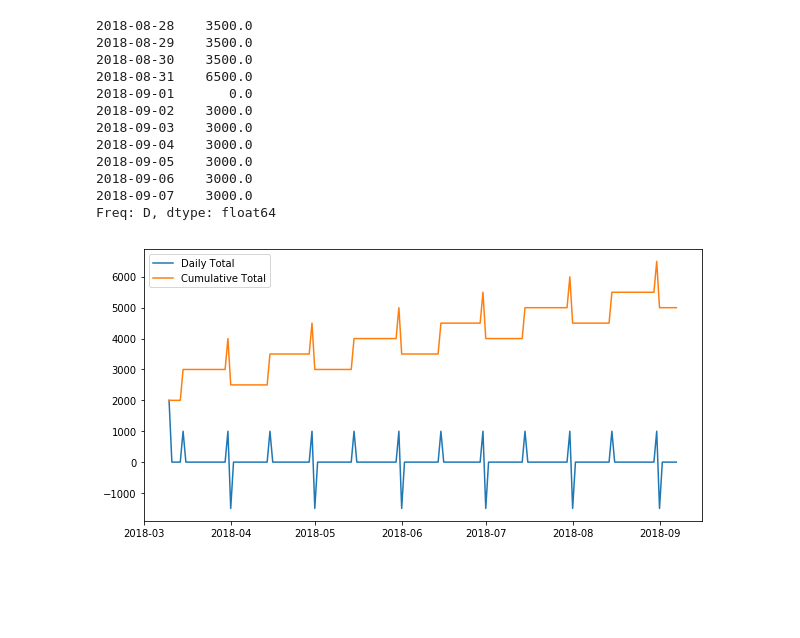
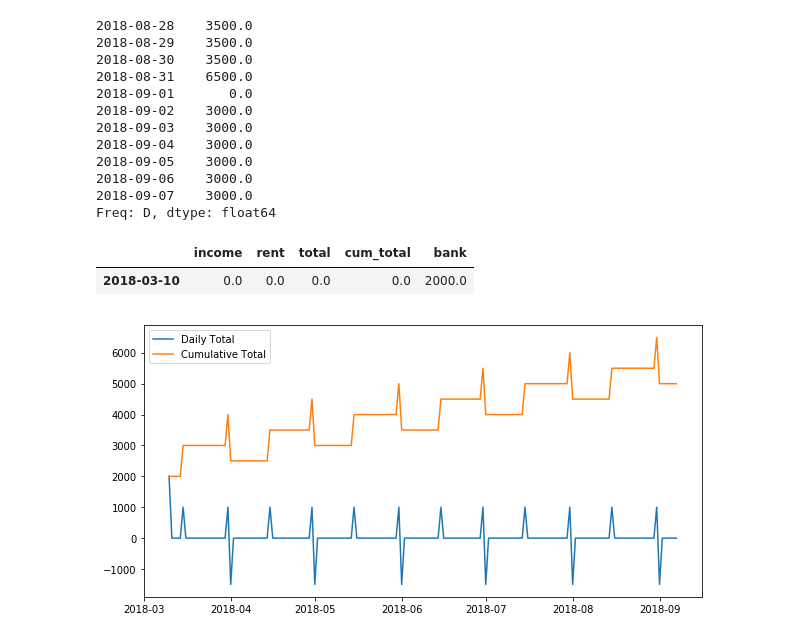
Before and after one commit to moisesvw/pyfinance, a Jupyter notebook: Budget.ipynb, the cells around one changed output. Saved outputs shown, nothing was run; the diff lists cells and outputs as text; code cells hidden in the pictures; blank space fills up the shorter version.

```diff
--- a/Budget.ipynb
+++ b/Budget.ipynb
@@ -209,2 +202,7 @@ def update_totals(df):
+# %%
+calendar.head(1)
+# %% [output]
+|  | income | rent | total | cum_total | bank |
+| 2018-03-10 | 0.0 | 0.0 | 0.0 | 0.0 | 2000.0 |
 # %%
 calendar = update_totals(calendar)
```
Also changed, not shown: parts of 7 cells of this notebook, 1 other file.
